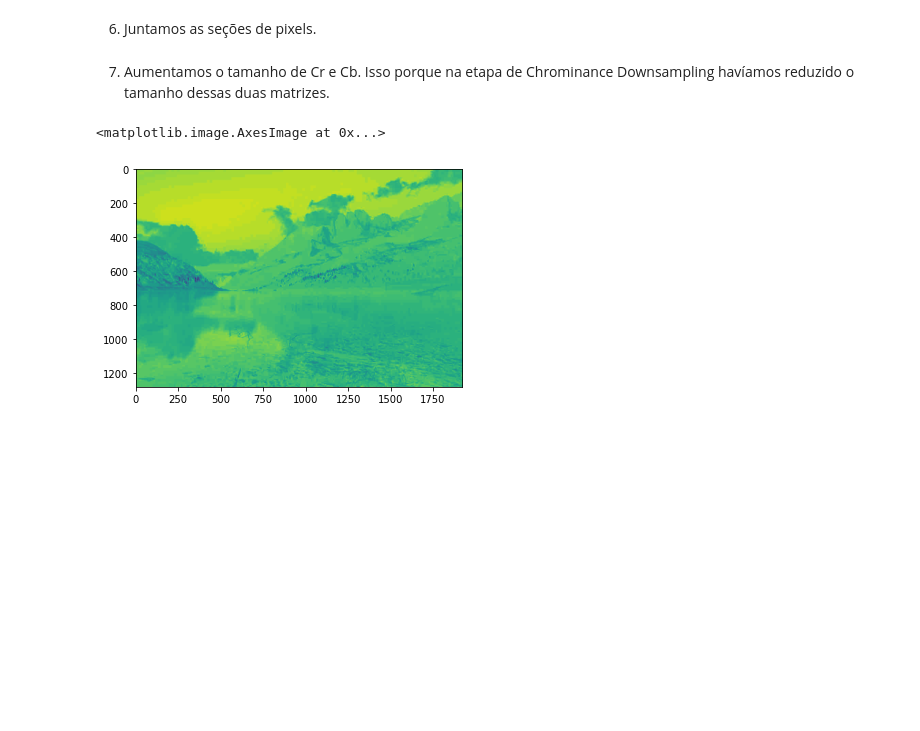
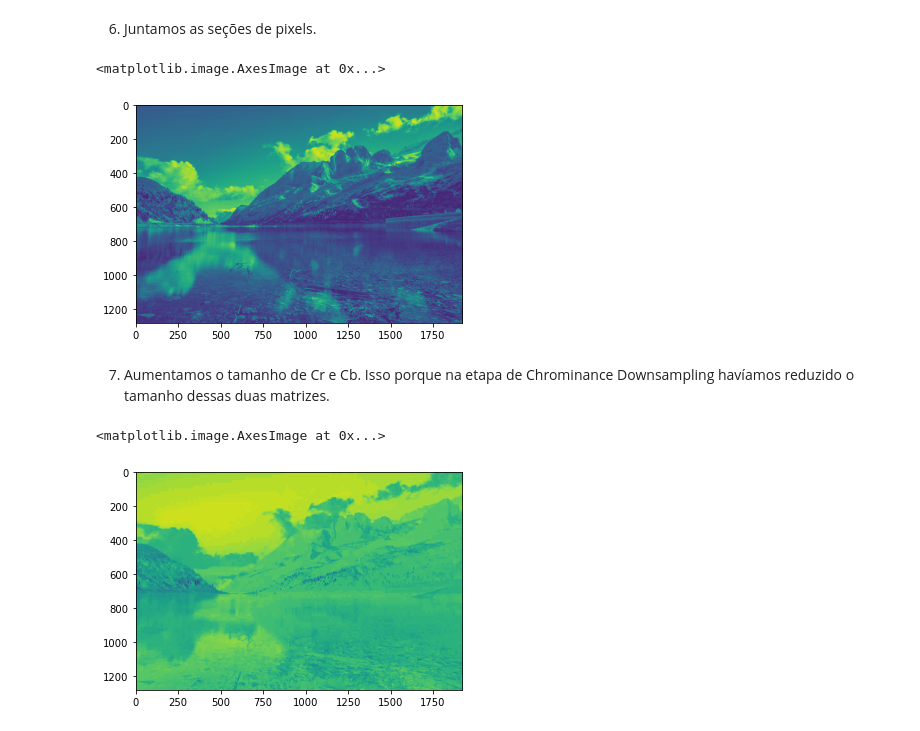
Before and after one commit to luiz-couto/image-compressor, a Jupyter notebook: img-compressor.ipynb, the cells around one changed output. Saved outputs shown, nothing was run; the diff lists cells and outputs as text; code cells hidden in the pictures; blank space fills up the shorter version.

```diff
--- a/img-compressor.ipynb
+++ b/img-compressor.ipynb
@@ -520,16 +570,21 @@ def joinPixelSections(pixelSections, img_height, img_width):
 # %%
 Y_joined = joinPixelSections(Y_inversed, img_height, img_width)
 Cb_joined = joinPixelSections(Cb_inversed, math.ceil(img_height/2), math.ceil(img_width/2))
 Cr_joined = joinPixelSections(Cr_inversed, math.ceil(img_height/2), math.ceil(img_width/2))
 
 # Just fixing some values if the original img size was not divided by 8
 if img_height % 8 != 0:
     Cr_joined[len(Cr_joined)-1] = Cr_joined[len(Cr_joined)-1] * 2
     Cb_joined[len(Cb_joined)-1] = Cb_joined[len(Cb_joined)-1] * 2
 
 if img_width % 8 != 0:
     Cr_joined[:, len(Cr_joined[0])-1] = Cr_joined[:, len(Cr_joined[0])-1] * 2
     Cb_joined[:, len(Cb_joined[0])-1] = Cb_joined[:, len(Cb_joined[0])-1] * 2
+
+plt.imshow(Y_joined)
+# %% [output]
+<matplotlib.image.AxesImage at 0x...>
+[figure, added]
 # %% [markdown]
 7. Aumentamos o tamanho de Cr e Cb. Isso porque na etapa de Chrominance Downsampling havíamos reduzido o tamanho dessas duas matrizes.
 # %%
```
Also changed, not shown: parts of 11 cells of this notebook.
